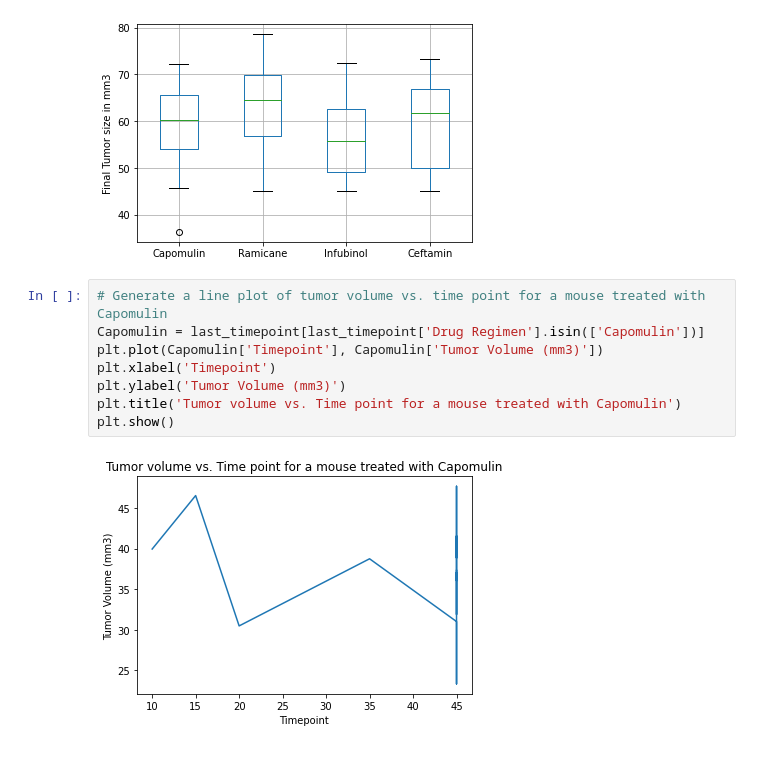
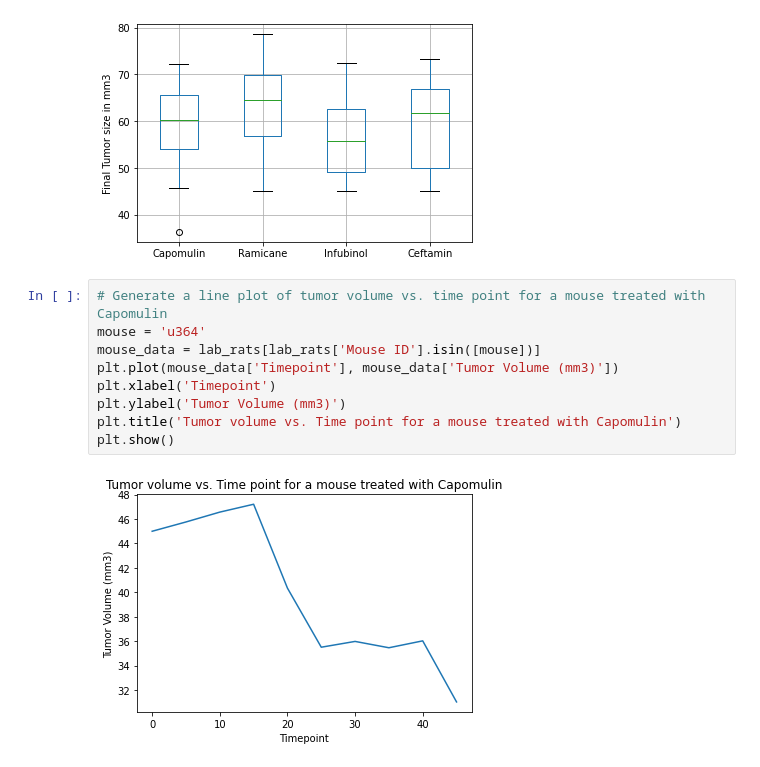
Before and after one commit to emedina2/Matplotlib_Homework, a Jupyter notebook: 02-Homework/05-Matplotlib/Instructions/Pymaceuticals/Pymaceuticals.ipynb, the cells around one changed output. Drawn from its saved outputs; the diff is of its cells as text.

```diff
--- a/02-Homework/05-Matplotlib/Instructions/Pymaceuticals/Pymaceuticals.ipynb
+++ b/02-Homework/05-Matplotlib/Instructions/Pymaceuticals/Pymaceuticals.ipynb
@@ -249,13 +249,14 @@ plt.show()
 [figure]
 # %%
 # Generate a line plot of tumor volume vs. time point for a mouse treated with Capomulin
-Capomulin = last_timepoint[last_timepoint['Drug Regimen'].isin(['Capomulin'])]
-plt.plot(Capomulin['Timepoint'], Capomulin['Tumor Volume (mm3)'])
+mouse = 'u364'
+mouse_data = lab_rats[lab_rats['Mouse ID'].isin([mouse])]
+plt.plot(mouse_data['Timepoint'], mouse_data['Tumor Volume (mm3)'])
 plt.xlabel('Timepoint')
 plt.ylabel('Tumor Volume (mm3)')
 plt.title('Tumor volume vs. Time point for a mouse treated with Capomulin')
 plt.show()
 # %% [output]
-[figure, old version]
+[figure, new version]
 # %%
 # Generate a scatter plot of average tumor volume vs. mouse weight for the Capomulin regimen
```
Also changed, not shown: parts of 2 cells of this notebook.
